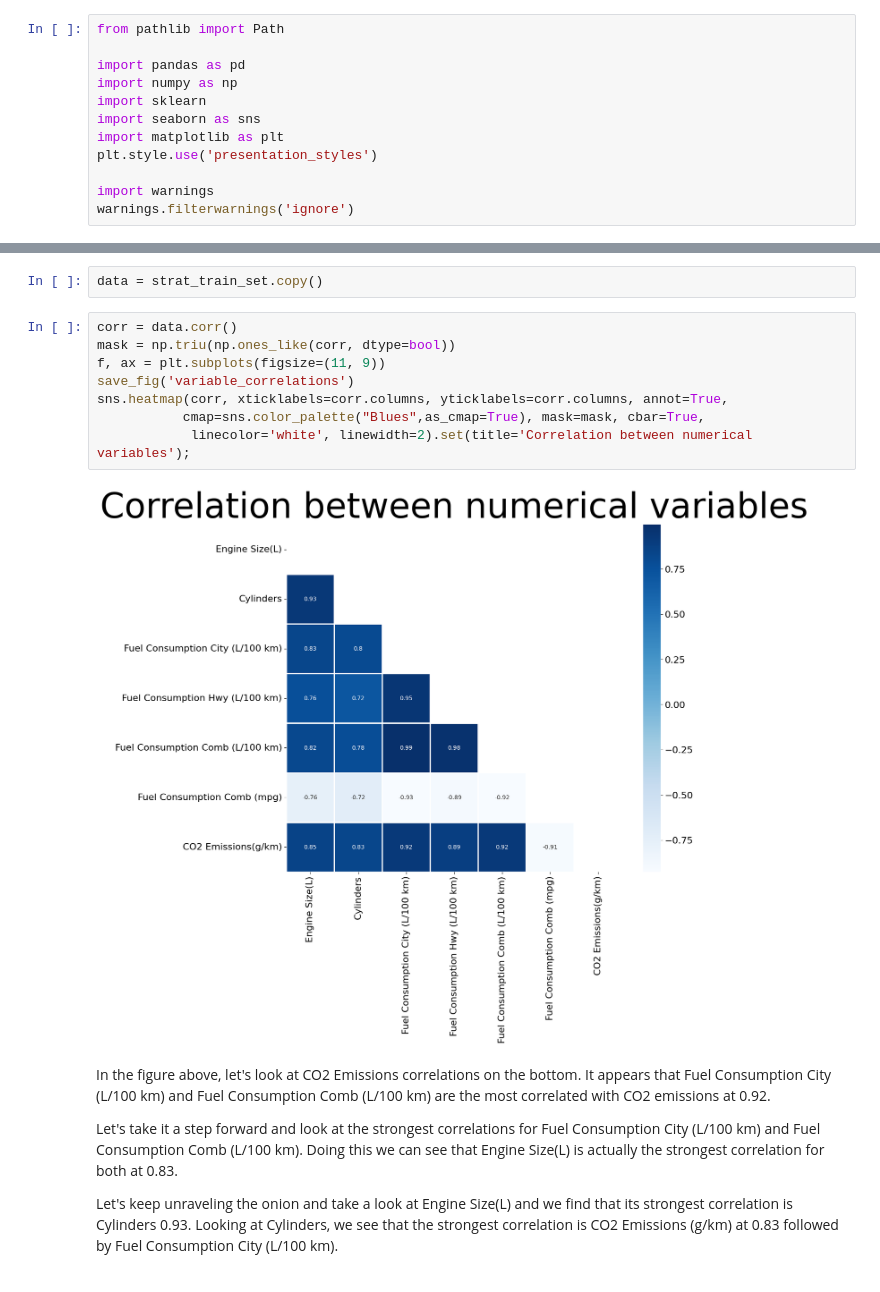
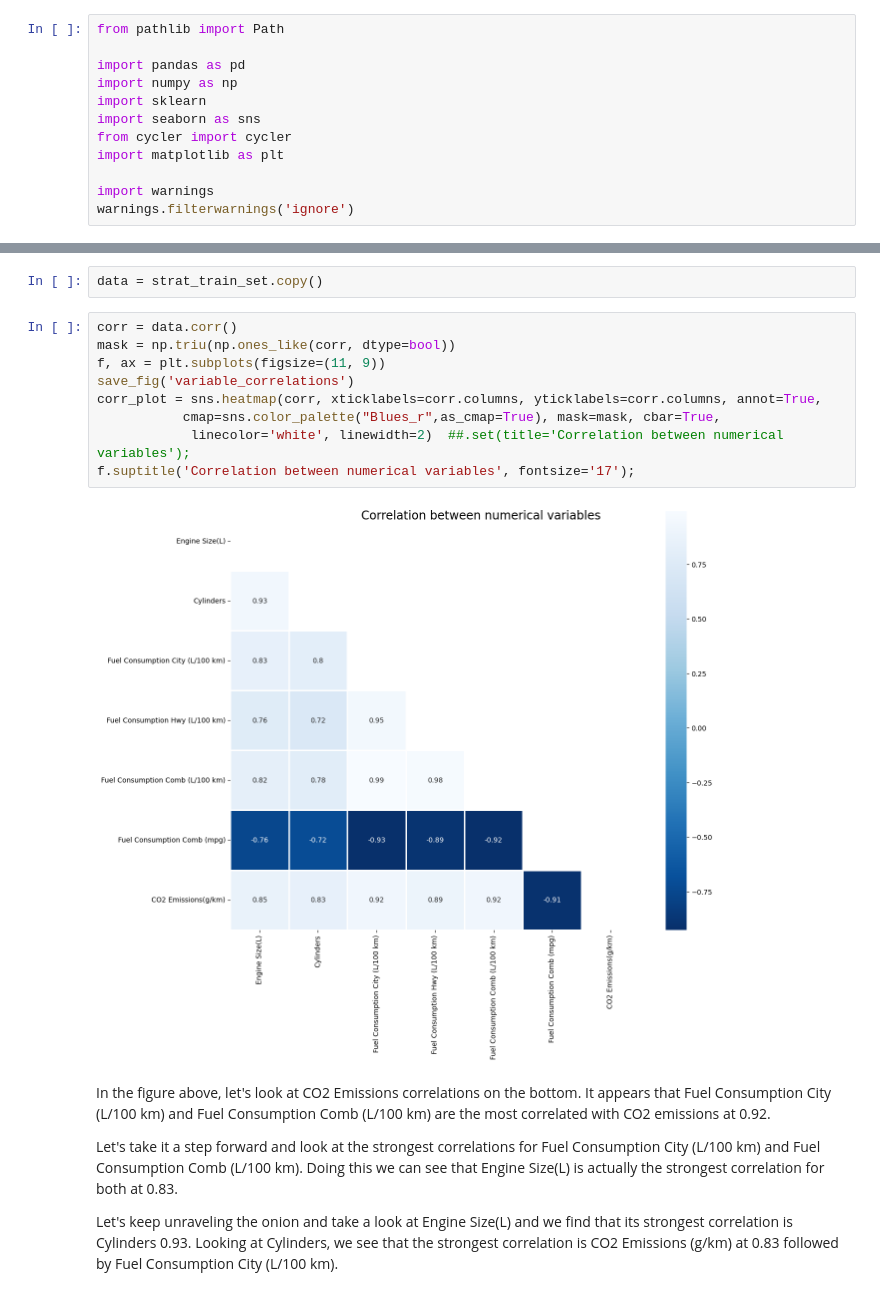
Before and after one commit to lauxpaux/cleanestCars, a Jupyter notebook: exploratory_data_analysis.ipynb, the cells around one changed output, grey strips where cells are left out. Drawn from its saved outputs; the diff is of its cells as text.

```diff
--- a/exploratory_data_analysis.ipynb
+++ b/exploratory_data_analysis.ipynb
@@ -15,8 +15,8 @@ import pandas as pd
 import numpy as np
 import sklearn
 import seaborn as sns
+from cycler import cycler
 import matplotlib as plt
-plt.style.use('presentation_styles')
 
 import warnings
 warnings.filterwarnings('ignore')
@@ -235,13 +192,14 @@ data = strat_train_set.copy()
 # %%
 corr = data.corr()
 mask = np.triu(np.ones_like(corr, dtype=bool))
 f, ax = plt.subplots(figsize=(11, 9))
 save_fig('variable_correlations')
-sns.heatmap(corr, xticklabels=corr.columns, yticklabels=corr.columns, annot=True,
-           cmap=sns.color_palette("Blues",as_cmap=True), mask=mask, cbar=True,
-            linecolor='white', linewidth=2).set(title='Correlation between numerical variables');
+corr_plot = sns.heatmap(corr, xticklabels=corr.columns, yticklabels=corr.columns, annot=True,
+           cmap=sns.color_palette("Blues_r",as_cmap=True), mask=mask, cbar=True,
+            linecolor='white', linewidth=2)  ##.set(title='Correlation between numerical variables');
+f.suptitle('Correlation between numerical variables', fontsize='17');
 # %% [output]
-[figure, old version]
+[figure, new version]
 # %% [markdown]
 In the figure above, let's look at CO2 Emissions correlations on the bottom. It appears that Fuel Consumption City (L/100 km) and Fuel Consumption Comb (L/100 km) are the most correlated with CO2 emissions at 0.92.
 
```
Also changed, not shown: parts of 18 cells of this notebook, 9 other files.
